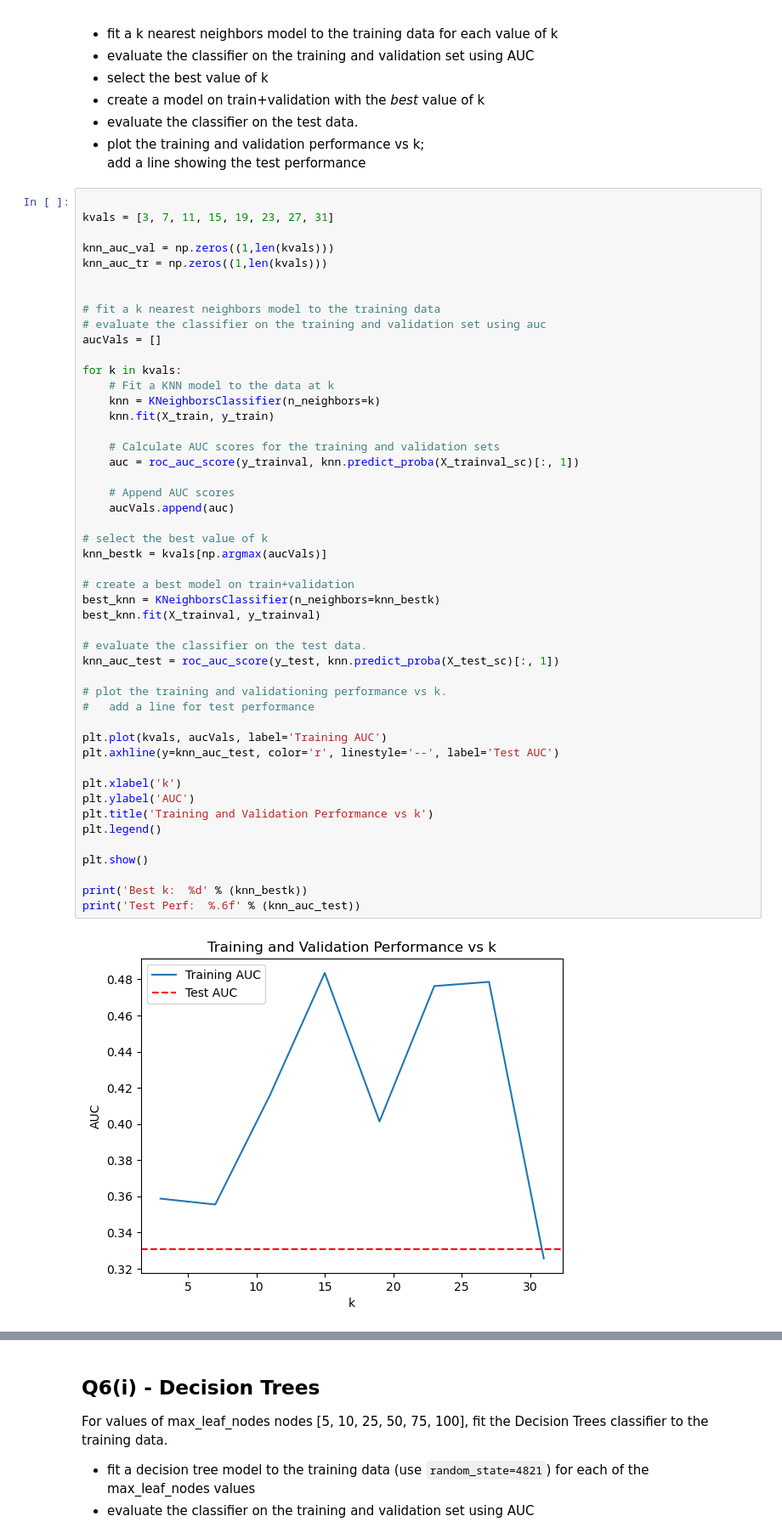
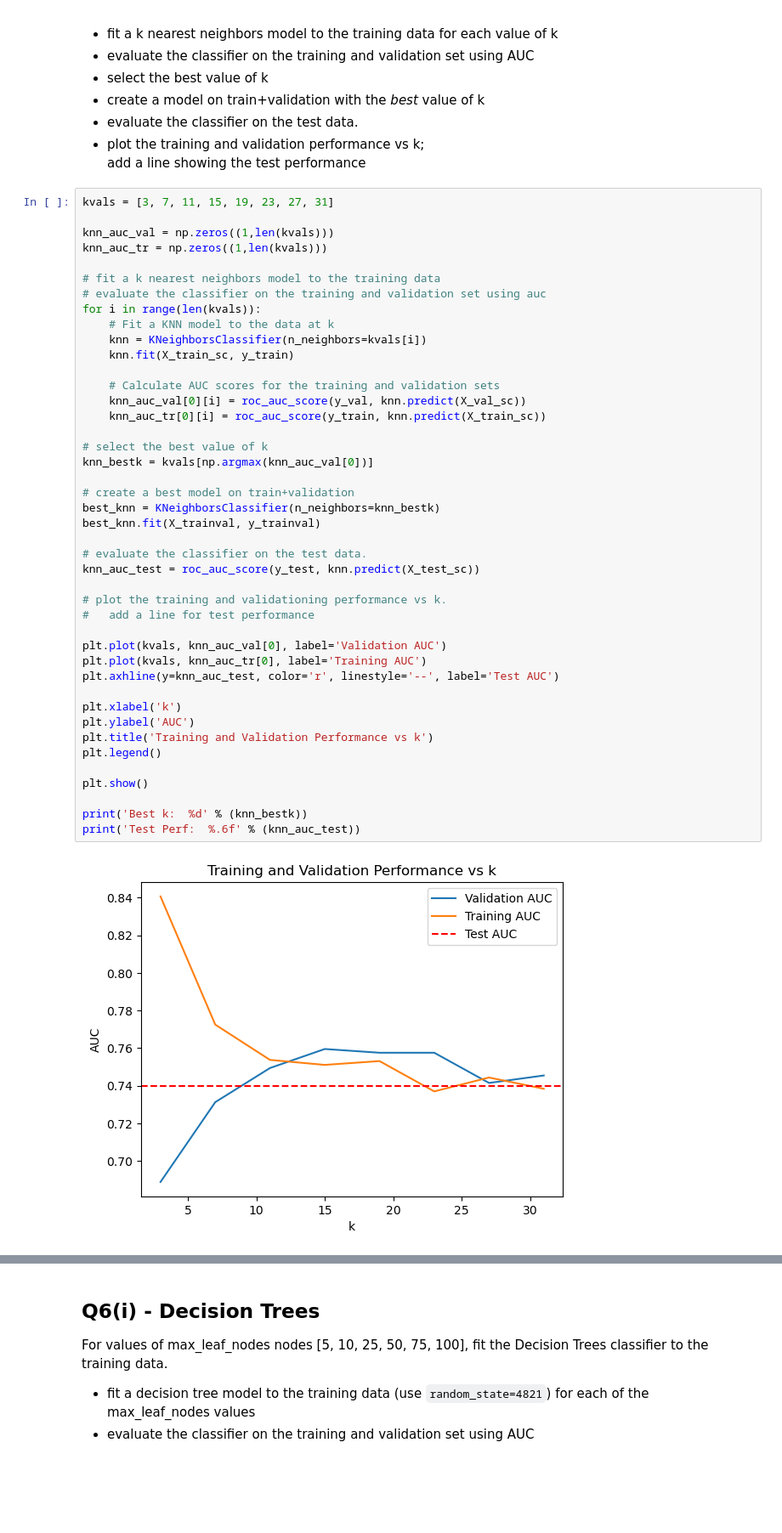
Before and after one commit to Spades5665/MTUClasses, a Jupyter notebook: CS4821-DataMining/a2/a2-4821.ipynb, the cells around one changed output, grey strips where cells are left out. Shown: that part at 85% size. Drawn from its saved outputs; the diff is of its cells as text; blank space fills up the shorter version.

```diff
--- a/CS4821-DataMining/a2/a2-4821.ipynb
+++ b/CS4821-DataMining/a2/a2-4821.ipynb
@@ -946,53 +939,48 @@ For values of k, [3, 7, 11, 15, 19, 23, 27, 31], find the best k-nearest-neighbo
 * plot the training and validation performance vs k;
 add a line showing the test performance
 # %%
-
 kvals = [3, 7, 11, 15, 19, 23, 27, 31]
 
 knn_auc_val = np.zeros((1,len(kvals)))
 knn_auc_tr = np.zeros((1,len(kvals)))
 
-
 # fit a k nearest neighbors model to the training data
 # evaluate the classifier on the training and validation set using auc
-aucVals = []
-
-for k in kvals:
+for i in range(len(kvals)):
     # Fit a KNN model to the data at k
-    knn = KNeighborsClassifier(n_neighbors=k)
-    knn.fit(X_train, y_train)
+    knn = KNeighborsClassifier(n_neighbors=kvals[i])
+    knn.fit(X_train_sc, y_train)
 
     # Calculate AUC scores for the training and validation sets
-    auc = roc_auc_score(y_trainval, knn.predict_proba(X_trainval_sc)[:, 1])
-
-    # Append AUC scores
-    aucVals.append(auc)
+    knn_auc_val[0][i] = roc_auc_score(y_val, knn.predict(X_val_sc))
+    knn_auc_tr[0][i] = roc_auc_score(y_train, knn.predict(X_train_sc))
 
 # select the best value of k
-knn_bestk = kvals[np.argmax(aucVals)]
+knn_bestk = kvals[np.argmax(knn_auc_val[0])]
 
 # create a best model on train+validation
 best_knn = KNeighborsClassifier(n_neighbors=knn_bestk)
 best_knn.fit(X_trainval, y_trainval)
 
 # evaluate the classifier on the test data.
-knn_auc_test = roc_auc_score(y_test, knn.predict_proba(X_test_sc)[:, 1])
+knn_auc_test = roc_auc_score(y_test, knn.predict(X_test_sc))
 
 # plot the training and validationing performance vs k.
 #   add a line for test performance
 
-plt.plot(kvals, aucVals, label='Training AUC')
+plt.plot(kvals, knn_auc_val[0], label='Validation AUC')
+plt.plot(kvals, knn_auc_tr[0], label='Training AUC')
 plt.axhline(y=knn_auc_test, color='r', linestyle='--', label='Test AUC')
 
 plt.xlabel('k')
 plt.ylabel('AUC')
 plt.title('Training and Validation Performance vs k')
 plt.legend()
 
 plt.show()
 
 print('Best k:  %d' % (knn_bestk))
 print('Test Perf:  %.6f' % (knn_auc_test))
 # %% [output]
-[figure, old version]
+[figure, new version]
 Best k:  15
```
Also changed, not shown: parts of 10 cells of this notebook.
